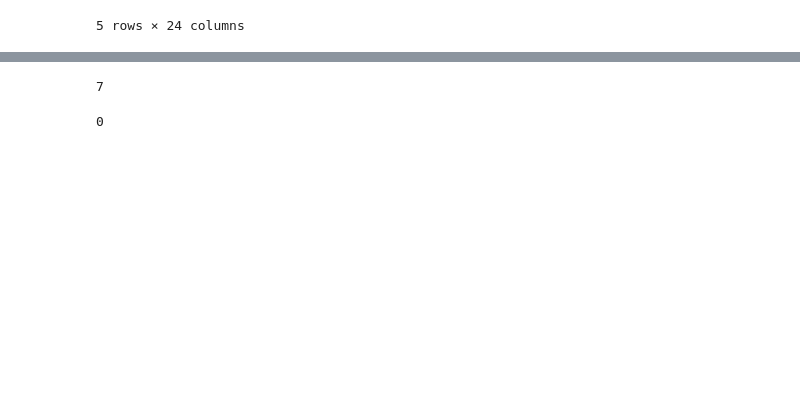
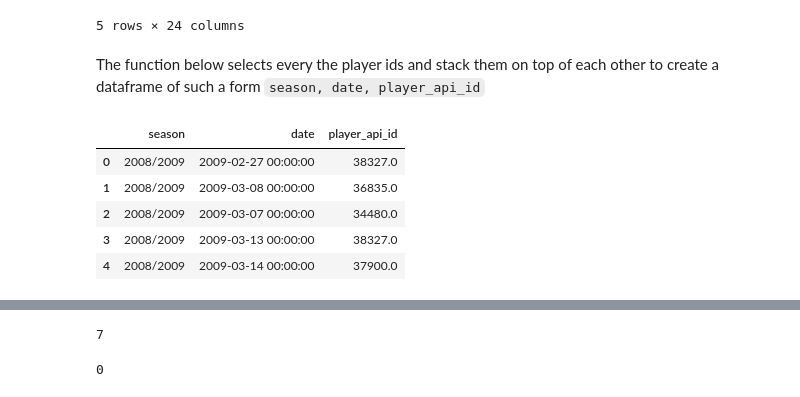
Before and after one commit to Wishbert/Investigating-Soccer-Dataset, a Jupyter notebook: Soccer Database draft.ipynb, the cells around one changed output, grey strips where cells are left out. Drawn from its saved outputs; the diff is of its cells as text; code cells hidden in the pictures; blank space fills up the shorter version.

```diff
--- a/Soccer Database draft.ipynb
+++ b/Soccer Database draft.ipynb
@@ -942,6 +938,8 @@ match_players.head()
 | 162 | 2008/2009 | 2009-03-13 00:00:00 | 38327.0 | 67950.0 | 67958.0 | 38801.0 | 67898.0 | ... |
 | 168 | 2008/2009 | 2009-03-14 00:00:00 | 37900.0 | 37886.0 | 37100.0 | 37903.0 | 37889.0 | ... |
 5 rows × 24 columns
+# %% [markdown]
+The function below selects every the player ids and stack them on top of each other to create a dataframe of such a form `season, date, player_api_id`
 # %%
 def stack_player_ids(df, match_time_features, player_ids):
     to_concat = []
@@ -952,5 +950,14 @@ def stack_player_ids(df, match_time_features, player_ids):
 # %%
 players_in_season = stack_player_ids(match_players, match_time_features,player_ids)
+# %%
+players_in_season.head()
+# %% [output]
+|  | season | date | player_api_id |
+| 0 | 2008/2009 | 2009-02-27 00:00:00 | 38327.0 |
+| 1 | 2008/2009 | 2009-03-08 00:00:00 | 36835.0 |
+| 2 | 2008/2009 | 2009-03-07 00:00:00 | 34480.0 |
+| 3 | 2008/2009 | 2009-03-13 00:00:00 | 38327.0 |
+| 4 | 2008/2009 | 2009-03-14 00:00:00 | 37900.0 |
 # %%
 players_in_season.player_api_id = players_in_season.player_api_id.astype(int)
 players_in_season.date = pd.to_datetime(players_in_season.date)
```
Also changed, not shown: parts of 20 cells of this notebook.
